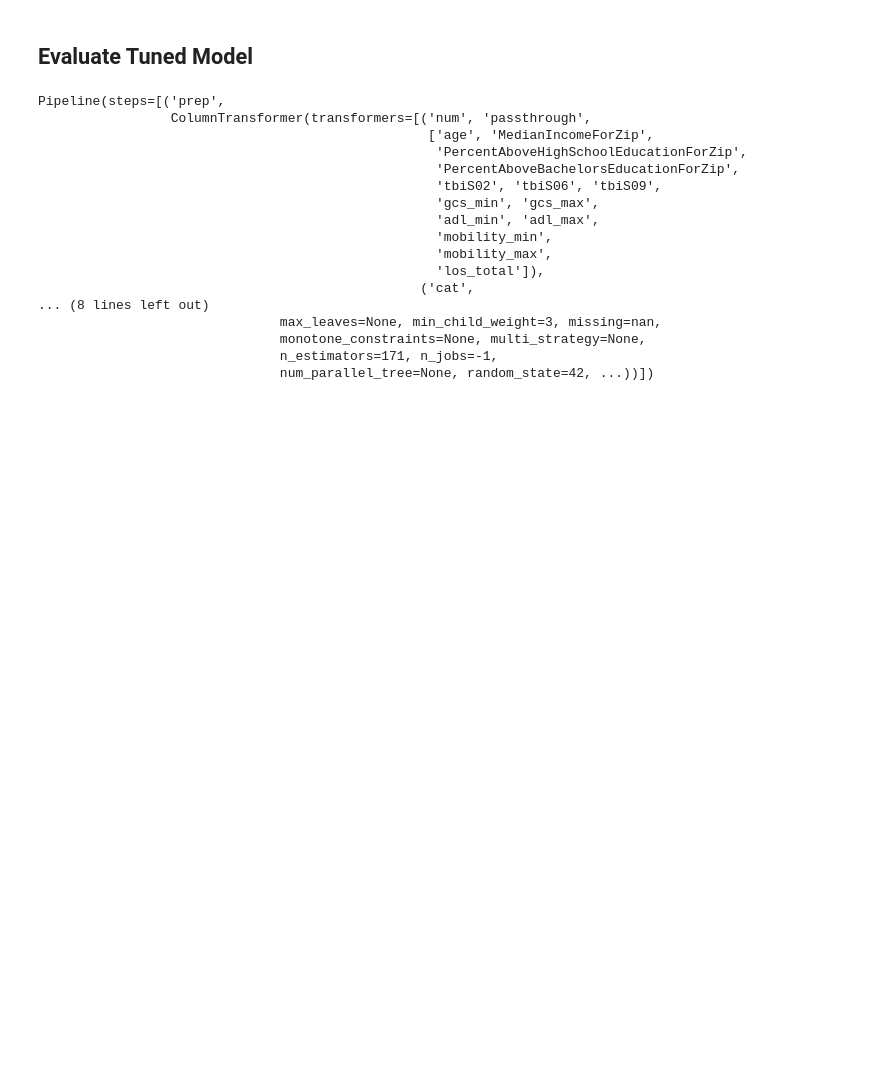
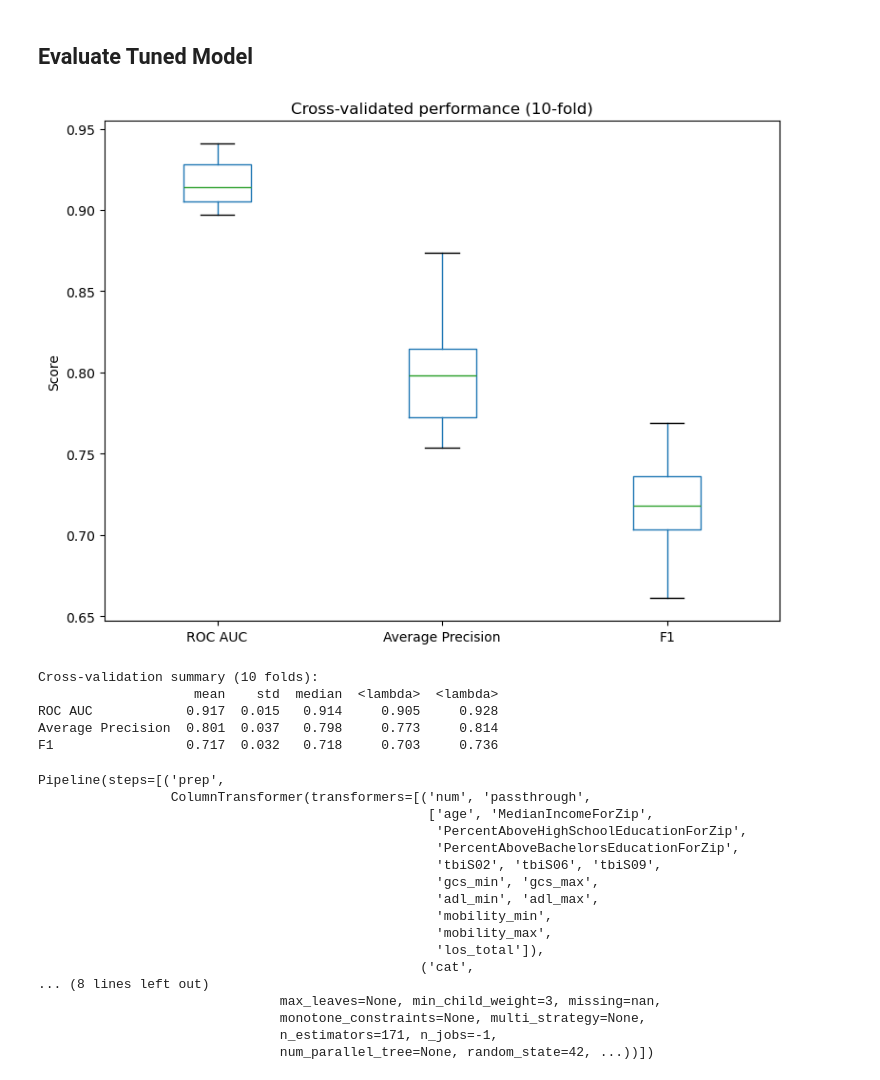
Before and after one commit to mattstoebe/CSU_MAS, a Jupyter notebook: Capstone/Model_training.ipynb, the cells around one changed output. Saved outputs shown, nothing was run; the diff lists cells and outputs as text; code cells hidden in the pictures; blank space fills up the shorter version.

```diff
--- a/Capstone/Model_training.ipynb
+++ b/Capstone/Model_training.ipynb
@@ -264,12 +264,11 @@ weighted avg       0.86      0.86      0.86      1809
 ## Model Tuning
 # %%
 param_dist = {
-    'xgb__max_depth': randint(1, 7),        # Reduced range
+    'xgb__max_depth': randint(1, 7),
     'xgb__learning_rate': uniform(0.01, 0.2),
-    'xgb__n_estimators': randint(10, 500), # Reduced range
+    'xgb__n_estimators': randint(10, 500),
 
-    'xgb__min_child_weight': randint(1, 10)  # Reduced range
-}
+    'xgb__min_child_weight': randint(1, 10)}
 
 cv = StratifiedKFold(n_splits=5, shuffle=True, random_state=SEED)
 
@@ -305,3 +326,38 @@ Best params: {'xgb__learning_rate': 0.0849080237694725, 'xgb__max_depth': 3, 'xg
+# %%
+metrics_df = pd.DataFrame({
+    "ROC AUC"            : cv_results["test_roc_auc"],
+    "Average Precision"  : cv_results["test_avg_prec"],
+    "F1"                 : cv_results["test_f1"],
+})
+
+# ── 2. Draw the boxplots ────────────────────────────────────────────
+fig, ax = plt.subplots(figsize=(8, 6))
+metrics_df.boxplot(ax=ax, grid=False)   # pure-Matplotlib; no seaborn needed
+ax.set_ylabel("Score")
+ax.set_title("Cross-validated performance (10-fold)")
+plt.tight_layout()
+plt.show()
+
+summary = (
+    metrics_df
+    .agg(['mean', 'std', 'median', lambda s: s.quantile(0.25), lambda s: s.quantile(0.75)])
+    .rename(index={
+        '<lambda_0>': 'p25',
+        '<lambda_1>': 'p75'
+    })
+    .T                                    # metrics as rows
+    .round(3)                             # nicer printing
+)
+
+print("\nCross-validation summary (10 folds):")
+print(summary.to_string())
+# %% [output]
+[figure, added]
+Cross-validation summary (10 folds):
+                    mean    std  median  <lambda>  <lambda>
+ROC AUC            0.917  0.015   0.914     0.905     0.928
+Average Precision  0.801  0.037   0.798     0.773     0.814
+F1                 0.717  0.032   0.718     0.703     0.736
 # %%
 pipe.named_steps['xgb'].set_params(**best_params)
 pipe.fit(X_train, y_train)
```
Also changed, not shown: parts of 1 cell of this notebook, 1 other file.
